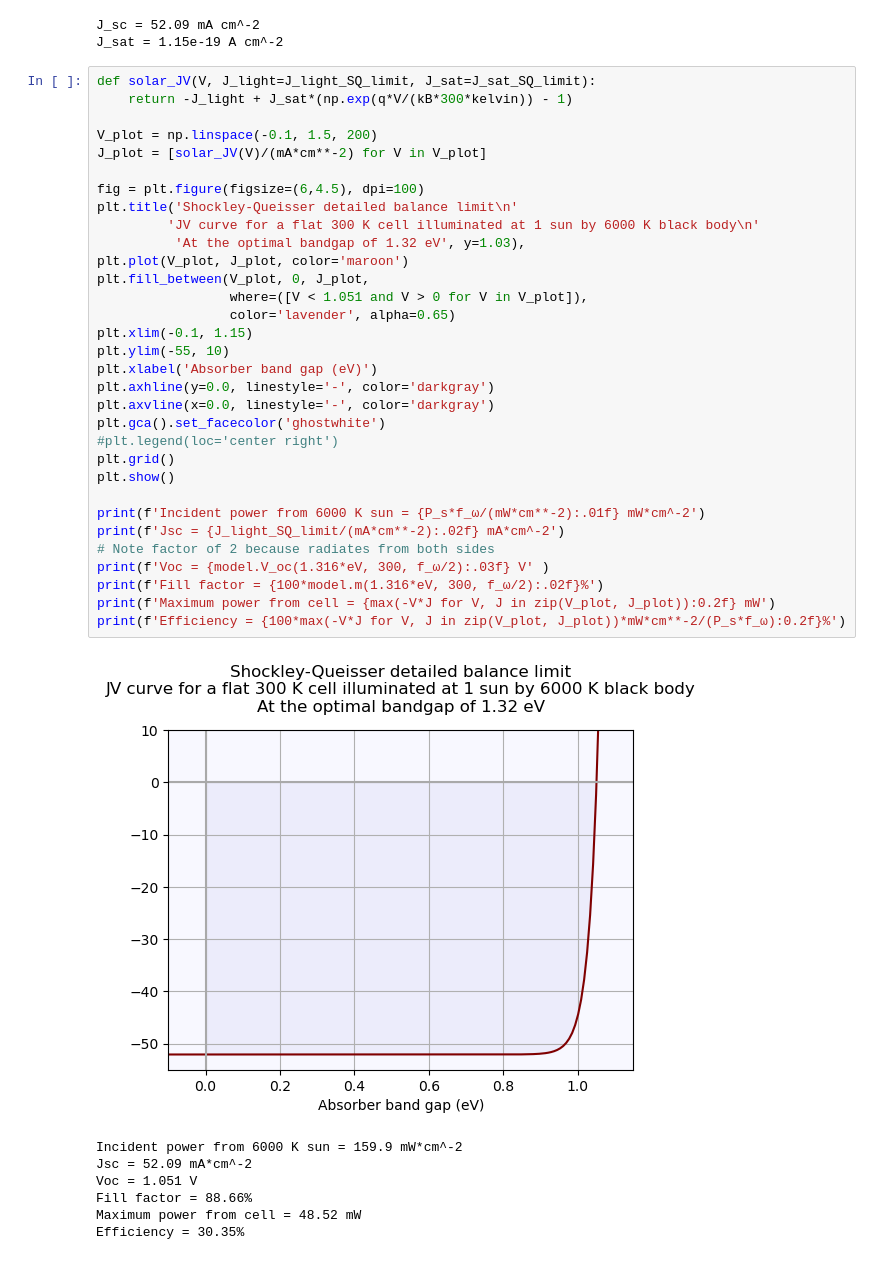
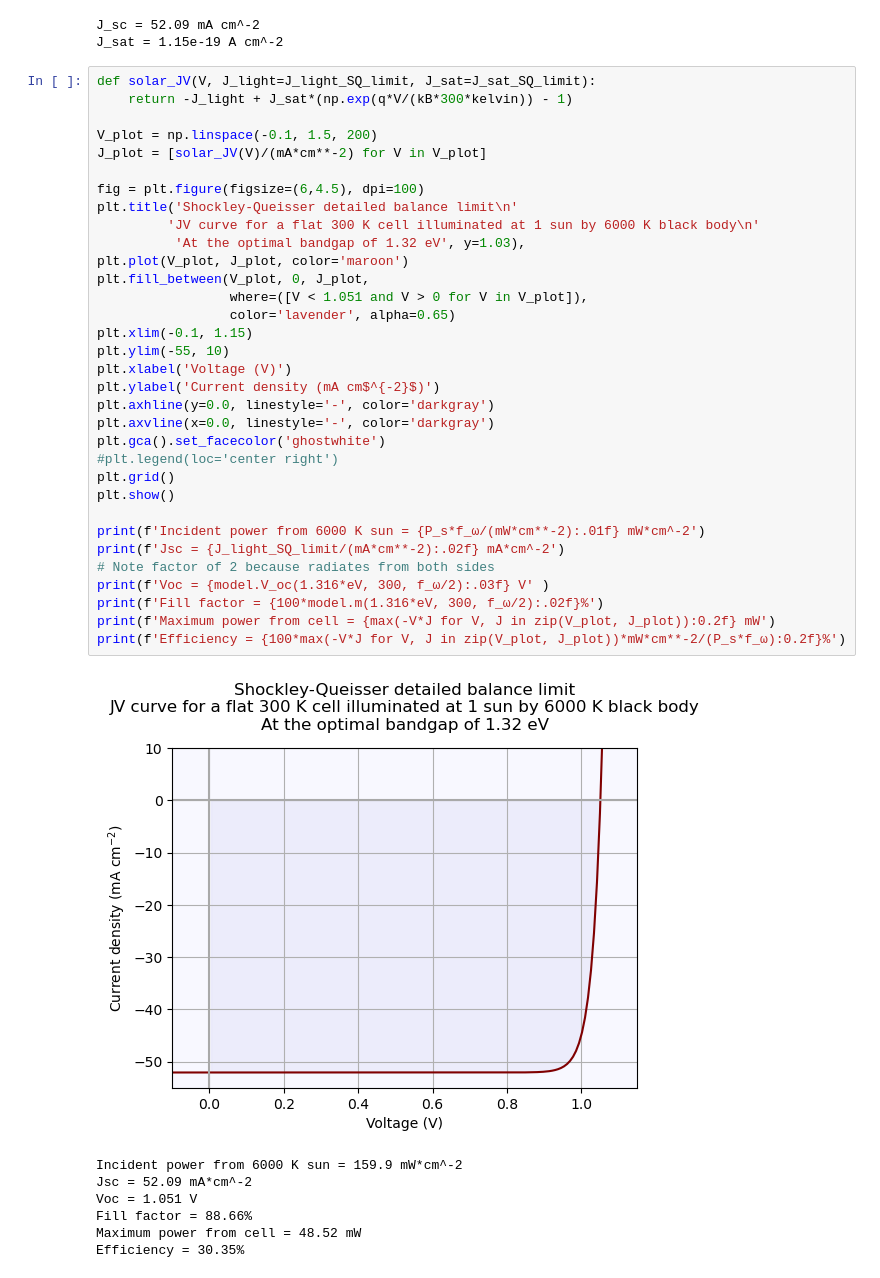
Before and after one commit to joelager/solar-energy-conversion, a Jupyter notebook: Detailed balance limit.ipynb, the cells around one changed output. Drawn from its saved outputs; the diff is of its cells as text.

Commit message:
Add files via upload
Fixed labels on plot

```diff
--- a/Detailed balance limit.ipynb
+++ b/Detailed balance limit.ipynb
@@ -822,35 +822,36 @@ def solar_JV(V, J_light=J_light_SQ_limit, J_sat=J_sat_SQ_limit):
     return -J_light + J_sat*(np.exp(q*V/(kB*300*kelvin)) - 1)
 
 V_plot = np.linspace(-0.1, 1.5, 200)
 J_plot = [solar_JV(V)/(mA*cm**-2) for V in V_plot]
 
 fig = plt.figure(figsize=(6,4.5), dpi=100)
 plt.title('Shockley-Queisser detailed balance limit\n'
          'JV curve for a flat 300 K cell illuminated at 1 sun by 6000 K black body\n'
           'At the optimal bandgap of 1.32 eV', y=1.03),
 plt.plot(V_plot, J_plot, color='maroon')
 plt.fill_between(V_plot, 0, J_plot,
                  where=([V < 1.051 and V > 0 for V in V_plot]),
                  color='lavender', alpha=0.65)
 plt.xlim(-0.1, 1.15)
 plt.ylim(-55, 10)
-plt.xlabel('Absorber band gap (eV)')
+plt.xlabel('Voltage (V)')
+plt.ylabel('Current density (mA cm$^{-2}$)')
 plt.axhline(y=0.0, linestyle='-', color='darkgray')
 plt.axvline(x=0.0, linestyle='-', color='darkgray')
 plt.gca().set_facecolor('ghostwhite')
 #plt.legend(loc='center right')
 plt.grid()
 plt.show()
 
 print(f'Incident power from 6000 K sun = {P_s*f_ω/(mW*cm**-2):.01f} mW*cm^-2')
 print(f'Jsc = {J_light_SQ_limit/(mA*cm**-2):.02f} mA*cm^-2')
 # Note factor of 2 because radiates from both sides
 print(f'Voc = {model.V_oc(1.316*eV, 300, f_ω/2):.03f} V' )
 print(f'Fill factor = {100*model.m(1.316*eV, 300, f_ω/2):.02f}%')
 print(f'Maximum power from cell = {max(-V*J for V, J in zip(V_plot, J_plot)):0.2f} mW')
 print(f'Efficiency = {100*max(-V*J for V, J in zip(V_plot, J_plot))*mW*cm**-2/(P_s*f_ω):0.2f}%')
 # %% [output]
-[figure, old version]
+[figure, new version]
 Incident power from 6000 K sun = 159.9 mW*cm^-2
 Jsc = 52.09 mA*cm^-2
 Voc = 1.051 V
```
